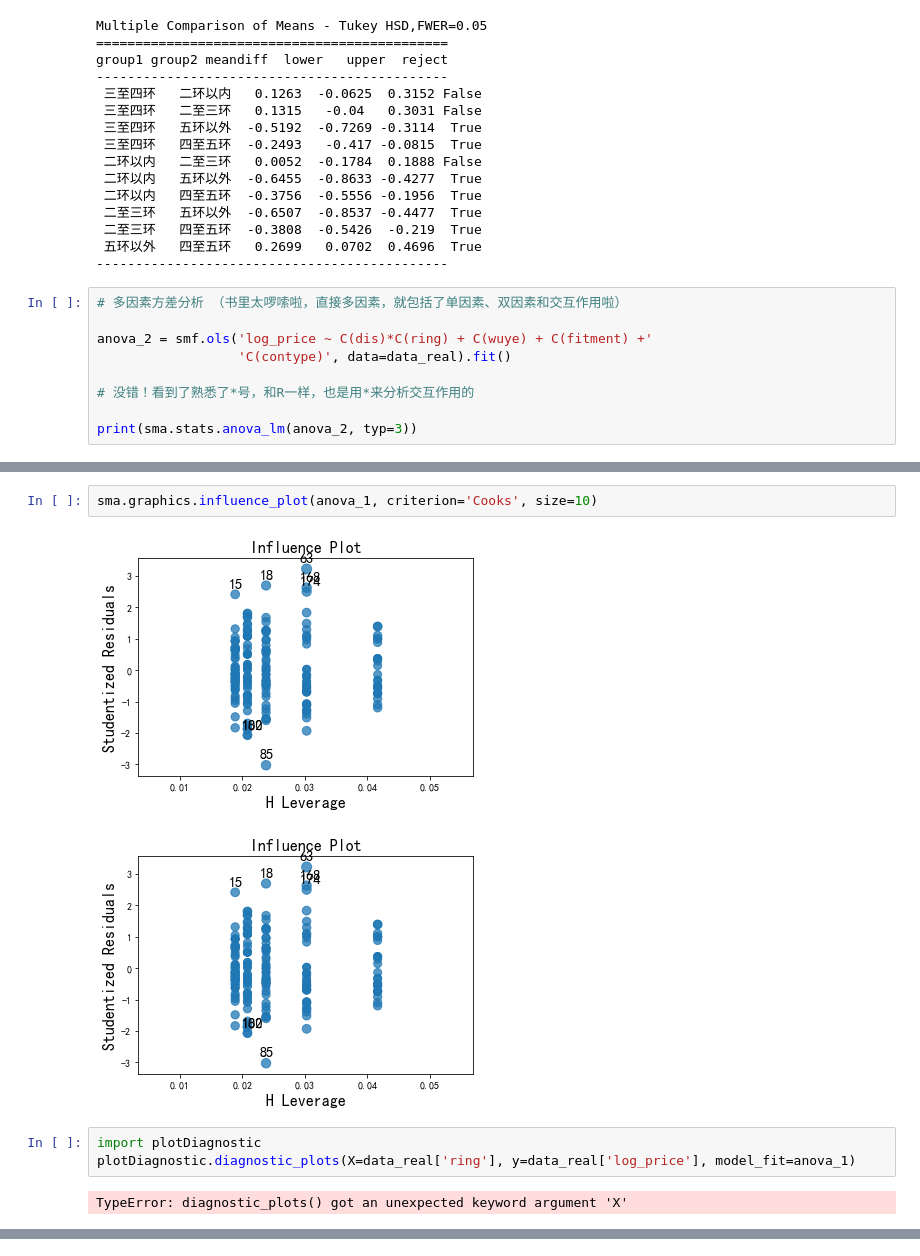
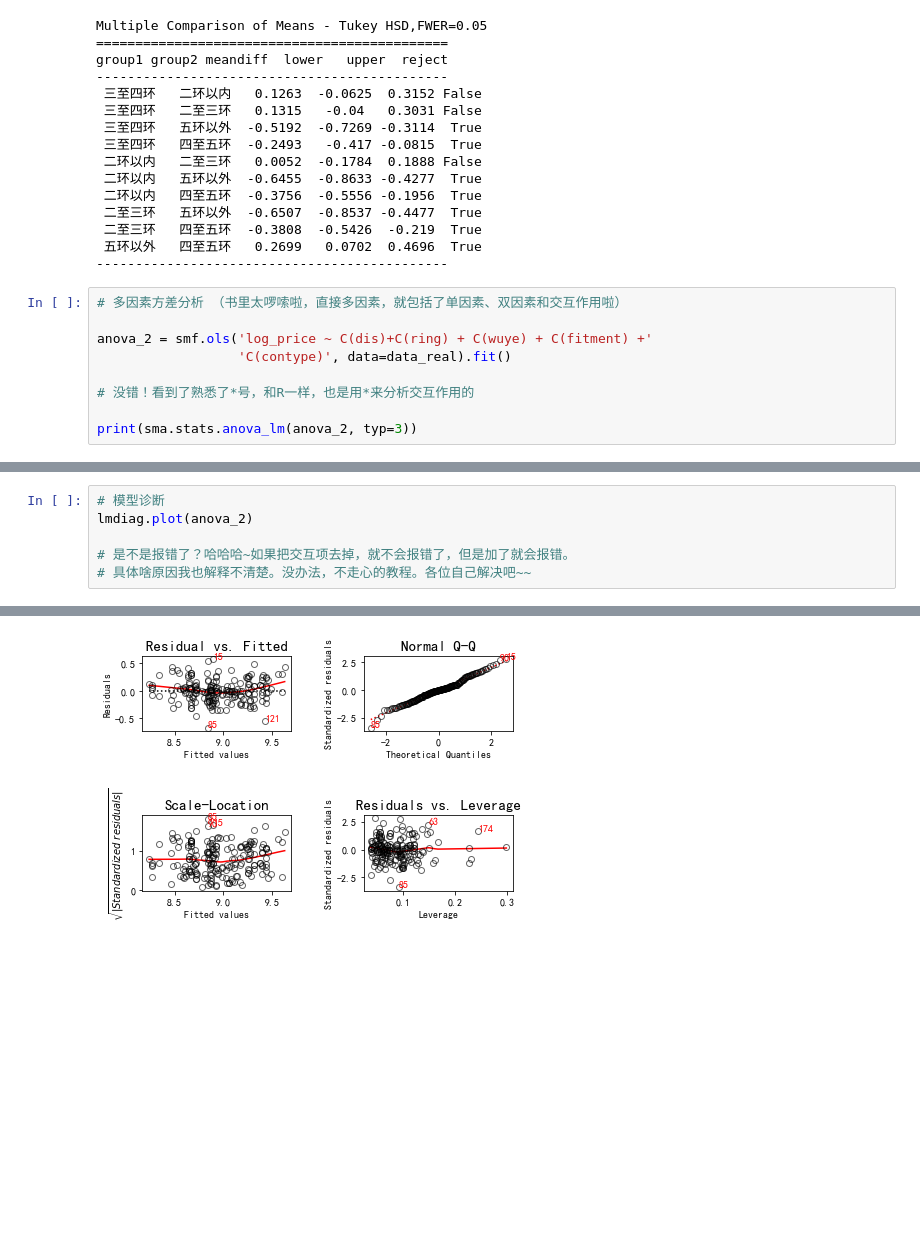
Before and after one commit to git-wy/SimplePython, a Jupyter notebook: Chapter 1 从R到Python/CH 1_2 方差分析/CH 1_2 code.ipynb, the cells around one changed output, grey strips where cells are left out. Drawn from its saved outputs; the diff is of its cells as text; blank space fills up the shorter version.

```diff
--- a/Chapter 1 从R到Python/CH 1_2 方差分析/CH 1_2 code.ipynb
+++ b/Chapter 1 从R到Python/CH 1_2 方差分析/CH 1_2 code.ipynb
@@ -111,7 +170,7 @@ group1 group2 meandiff  lower   upper  reject
 # %%
 # 多因素方差分析 （书里太啰嗦啦，直接多因素，就包括了单因素、双因素和交互作用啦）
 
-anova_2 = smf.ols('log_price ~ C(dis)*C(ring) + C(wuye) + C(fitment) +'
+anova_2 = smf.ols('log_price ~ C(dis)+C(ring) + C(wuye) + C(fitment) +'
                   'C(contype)', data=data_real).fit()
 
 # 没错！看到了熟悉了*号，和R一样，也是用*来分析交互作用的
@@ -180,10 +208,7 @@ plt.tight_layout()
-# %%
-sma.graphics.influence_plot(anova_1, criterion='Cooks', size=10)
-# %% [output]
-[figure, removed]
-[figure, removed]
-# %%
-import plotDiagnostic
-plotDiagnostic.diagnostic_plots(X=data_real['ring'], y=data_real['log_price'], model_fit=anova_1)
-# %% [output]
-TypeError: diagnostic_plots() got an unexpected keyword argument 'X'
+# %%
+# 模型诊断
+lmdiag.plot(anova_2)
+
+# 是不是报错了？哈哈哈~如果把交互项去掉，就不会报错了，但是加了就会报错。
+# 具体啥原因我也解释不清楚。没办法，不走心的教程。各位自己解决吧~~
+# %% [output]
@@ -189,0 +216 @@ TypeError: diagnostic_plots() got an unexpected keyword argument 'X'
+[figure, added]
```
Also changed, not shown: parts of 18 cells of this notebook, 3 other files.
